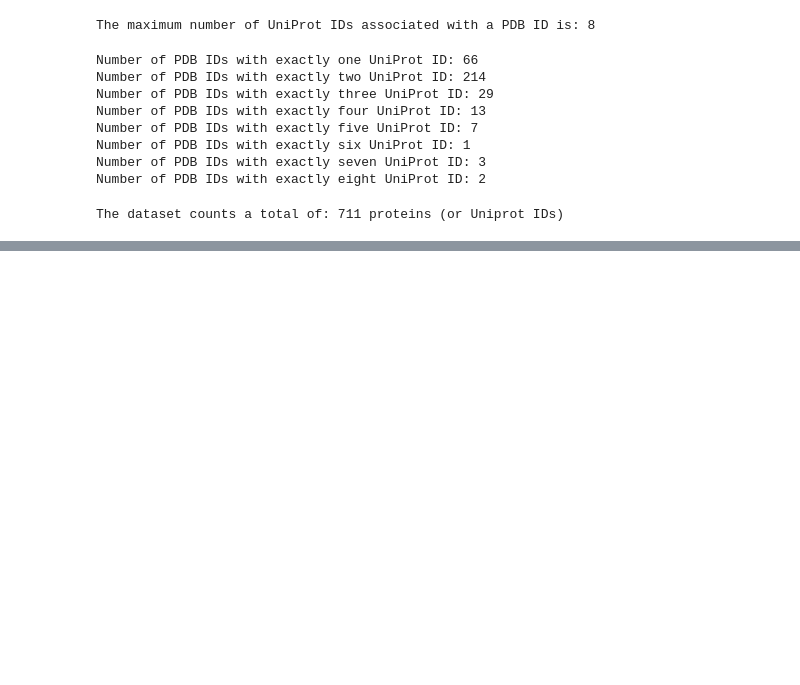
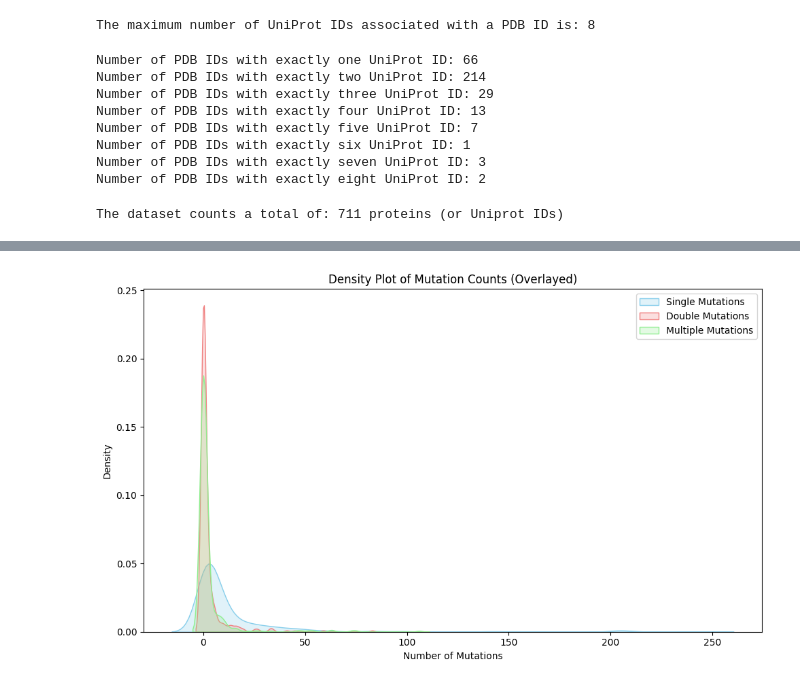
Before and after one commit to Biocca-hub/Binding_Affinity, a Jupyter notebook: scripts/MuToN.ipynb, the cells around one changed output, grey strips where cells are left out. Drawn from its saved outputs; the diff is of its cells as text; code cells hidden in the pictures; blank space fills up the shorter version.

```diff
--- a/scripts/MuToN.ipynb
+++ b/scripts/MuToN.ipynb
@@ -175,0 +260,18 @@ The dataset counts a total of: 711 proteins (or Uniprot IDs)
+# %%
+single_mut_counts = df_mutations['Single Mutations']
+double_mut_counts = df_mutations['Double Mutations']
+multiple_mut_counts = df_mutations['Multiple Mutations']
+
+plt.figure(figsize=(10, 6))
+sns.kdeplot(single_mut_counts, fill=True, color='skyblue', label='Single Mutations', bw_adjust=0.5)
+sns.kdeplot(double_mut_counts, fill=True, color='lightcoral', label='Double Mutations', bw_adjust=0.5)
+sns.kdeplot(multiple_mut_counts, fill=True, color='lightgreen', label='Multiple Mutations', bw_adjust=0.5)
+
+plt.title('Density Plot of Mutation Counts (Overlayed)')
+plt.xlabel('Number of Mutations')
+plt.ylabel('Density')
+plt.legend()
+plt.tight_layout()
+plt.show()
+# %% [output]
+[figure, added]
```
Also changed, not shown: parts of 6 cells of this notebook, 2 other files.
